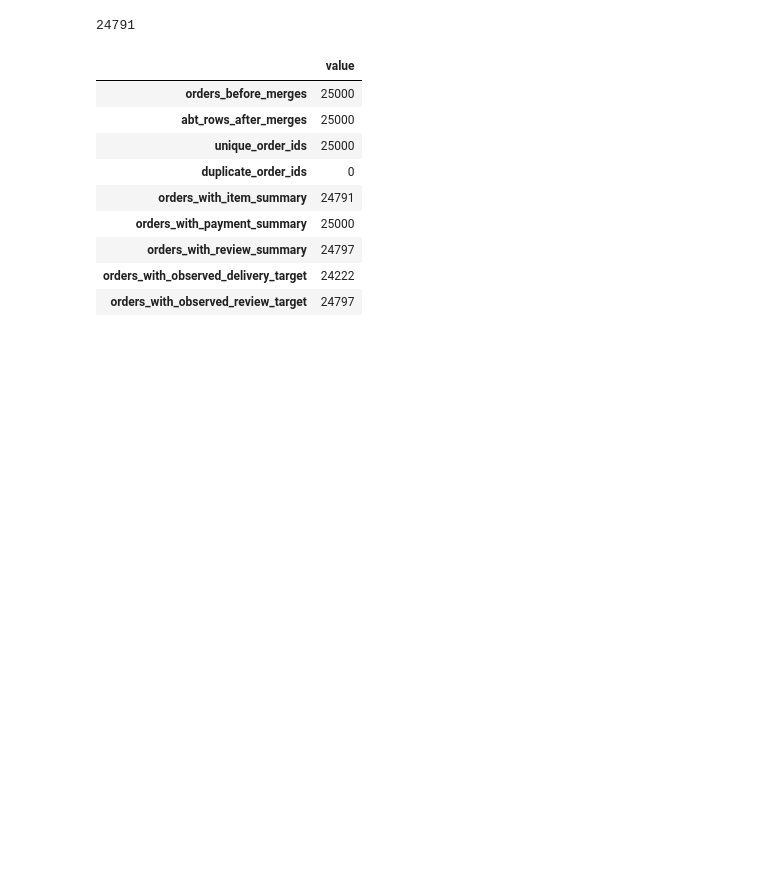
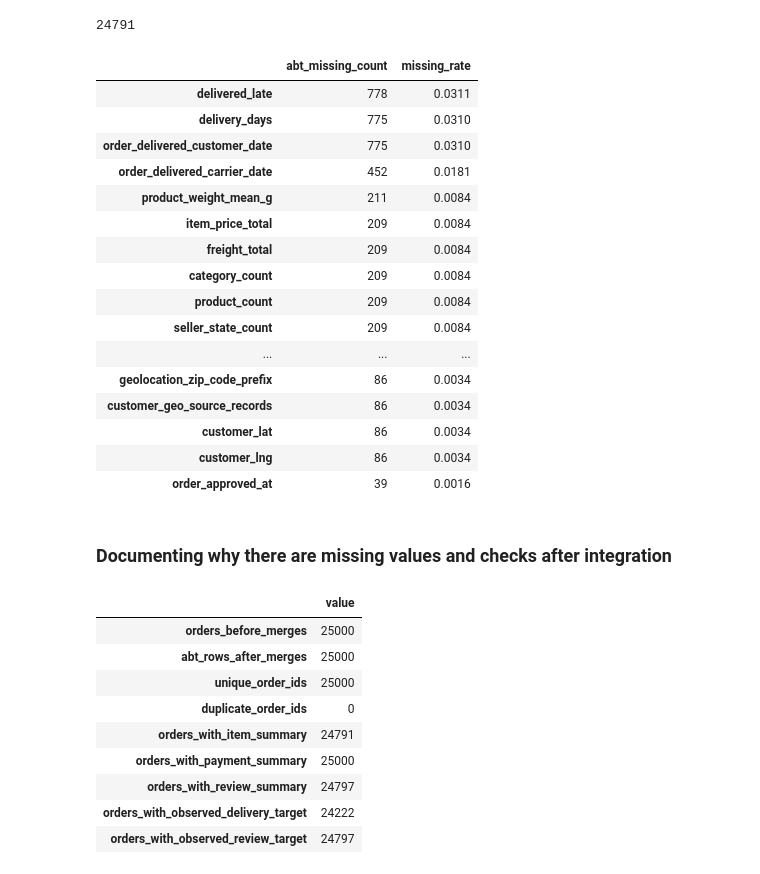
Before and after one commit to glendadavisjohnson/BAN6003_001_Project_Option2_Module1, a Jupyter notebook: notebooks/olist_project_starter.ipynb, the cells around one changed output. Cells and saved outputs as stored; diff of their text form; code cells hidden in the pictures; blank space fills up the shorter version.

Commit message:
Next step is to document why there are missing values

```diff
--- a/notebooks/olist_project_starter.ipynb
+++ b/notebooks/olist_project_starter.ipynb
@@ -690,6 +690,31 @@ The difference between 28,343 and 25,000 is not due to lost rows. I grouped the
 len(item_summary)
 # %% [output]
 24791
+# %%
+# Missing values in the ABT after integration (only columns with any missing values)
+abt_missing_count = abt.isna().sum()
+abt_missing_count[abt_missing_count > 0].sort_values(ascending=False)
+display(abt_missing_count.to_frame("abt_missing_count").assign(missing_rate=(abt_missing_count / len(abt)).round(4)).query("abt_missing_count > 0").sort_values("abt_missing_count", ascending=False))
+# %% [output]
+|  | abt_missing_count | missing_rate |
+| delivered_late | 778 | 0.0311 |
+| delivery_days | 775 | 0.0310 |
+| order_delivered_customer_date | 775 | 0.0310 |
+| order_delivered_carrier_date | 452 | 0.0181 |
+| product_weight_mean_g | 211 | 0.0084 |
+| item_price_total | 209 | 0.0084 |
+| freight_total | 209 | 0.0084 |
+| category_count | 209 | 0.0084 |
+| product_count | 209 | 0.0084 |
+| seller_state_count | 209 | 0.0084 |
+| ... | ... | ... |
+| geolocation_zip_code_prefix | 86 | 0.0034 |
+| customer_geo_source_records | 86 | 0.0034 |
+| customer_lat | 86 | 0.0034 |
+| customer_lng | 86 | 0.0034 |
+| order_approved_at | 39 | 0.0016 |
+# %% [markdown]
+### Documenting why there are missing values and checks after integration
 # %%
 abt_validation = pd.Series({
     "orders_before_merges": len(orders),
```
